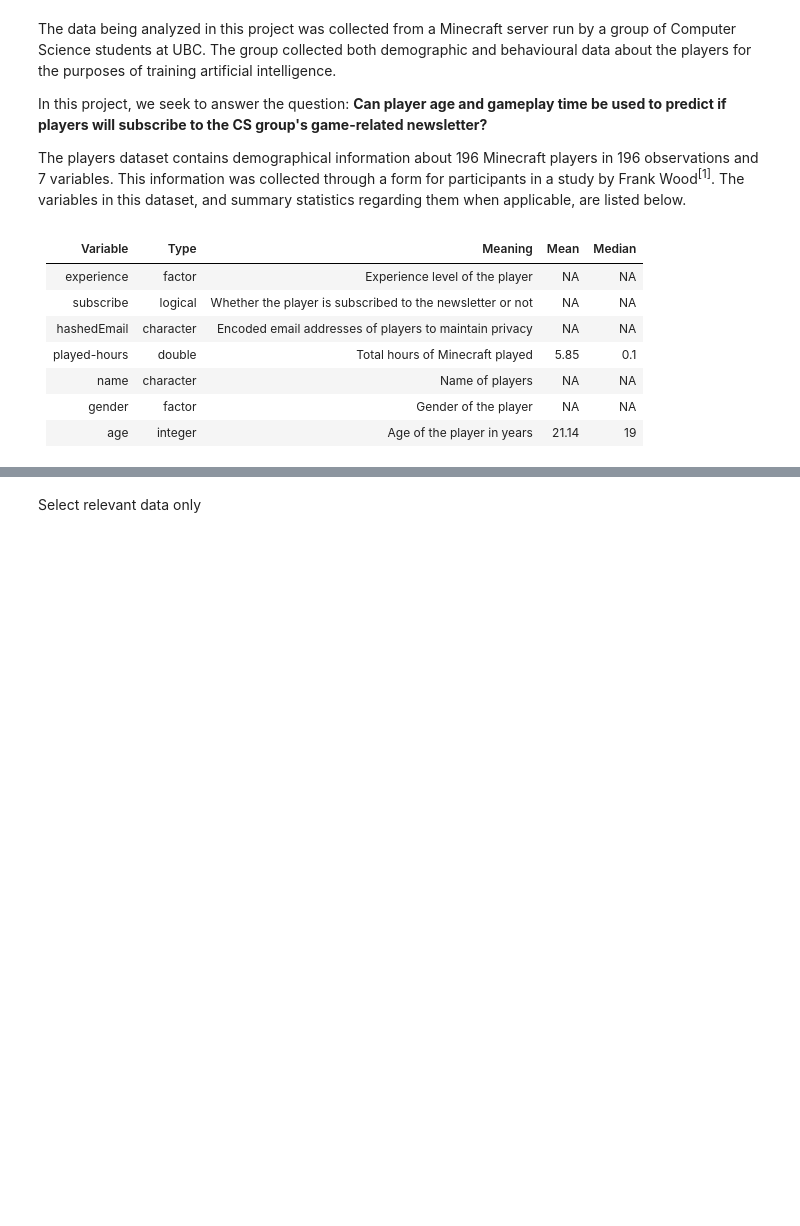
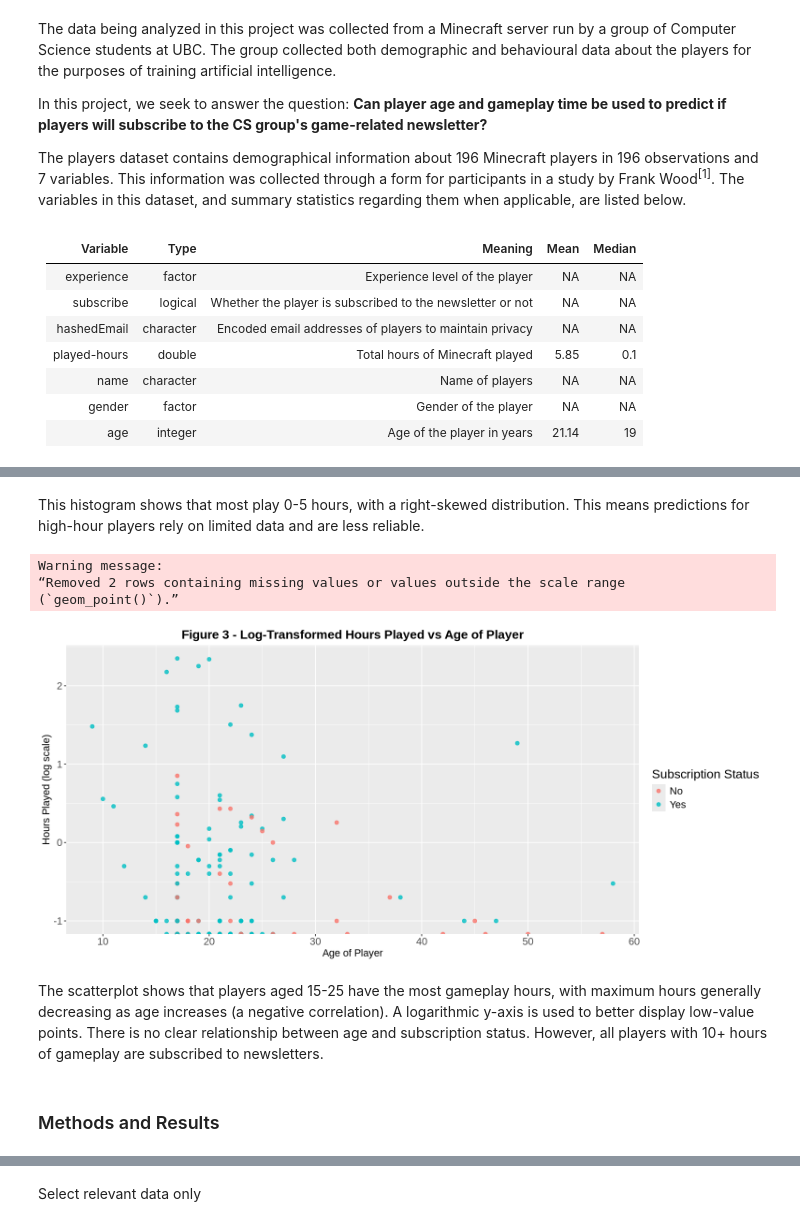
Before and after one commit to nathania-so/Group-38-DSCI-Project, a Jupyter notebook: Data Analysis Project.ipynb, the cells around one changed output, grey strips where cells are left out. Cells and saved outputs as stored; diff of their text form; code cells hidden in the pictures; blank space fills up the shorter version.

```diff
--- a/Data Analysis Project.ipynb
+++ b/Data Analysis Project.ipynb
@@ -75,0 +107,25 @@ ERROR: Error in eval(expr, envir, enclos): object 'sessions' not found
+# %% [markdown]
+This histogram shows that most play 0-5 hours, with a right-skewed distribution. This means predictions for high-hour players rely on limited data and are less reliable.
+# %%
+# Creating a  graph for all variables
+log_hours_players <- players |>
+            mutate(log_hours = log10(played_hours))
+
+all_var_scatter <- log_hours_players |>
+            ggplot(aes(x=Age, y=log_hours, color=subscribe)) +
+            geom_point(size = 2, alpha = 0.8) +
+            scale_colour_discrete(name="Subscription Status", labels = c("No", "Yes")) + # [2]
+            scale_x_continuous(breaks = seq(0, 60, by =10)) + # [3]
+            labs(x="Age of Player", y="Hours Played (log scale)", title = "Figure 3 - Log-Transformed Hours Played vs Age of Player") +
+            theme(plot.title = element_text(size=16, face="bold", hjust = 0.5), axis.title = element_text(size = 13),
+            legend.title = element_text(size = 16), axis.text = element_text(size=13), legend.text = element_text(size = 13))
+all_var_scatter
+# %% [output]
+Warning message:
+“Removed 2 rows containing missing values or values outside the scale range
+(`geom_point()`).”
+[figure, added]
+# %% [markdown]
+The scatterplot shows that players aged 15-25 have the most gameplay hours, with maximum hours generally decreasing as age increases (a negative correlation). A logarithmic y-axis is used to better display low-value points. There is no clear relationship between age and subscription status. However, all players with 10+ hours of gameplay are subscribed to newsletters.
+# %% [markdown]
+### Methods and Results
```
Also changed, not shown: parts of 18 cells of this notebook.
